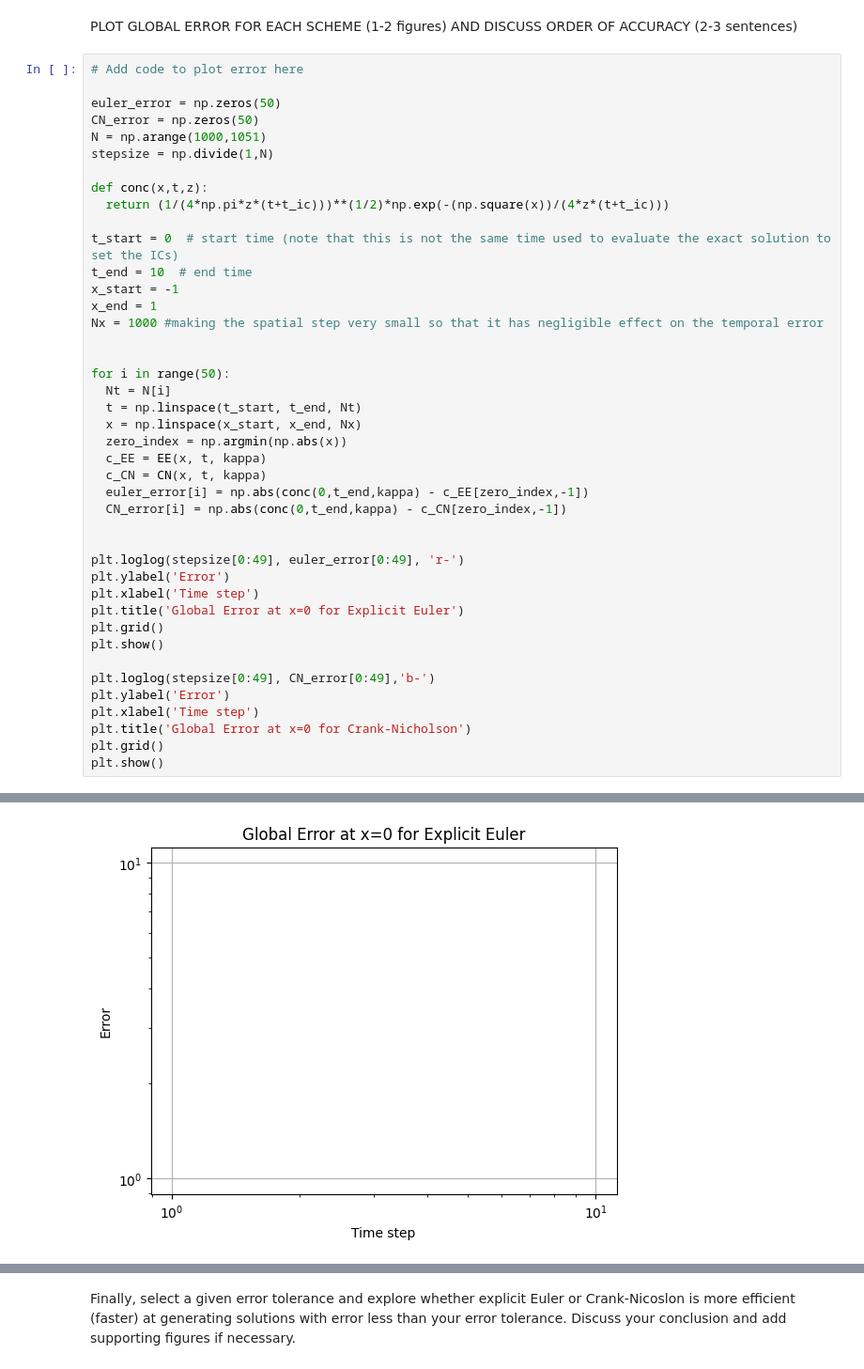
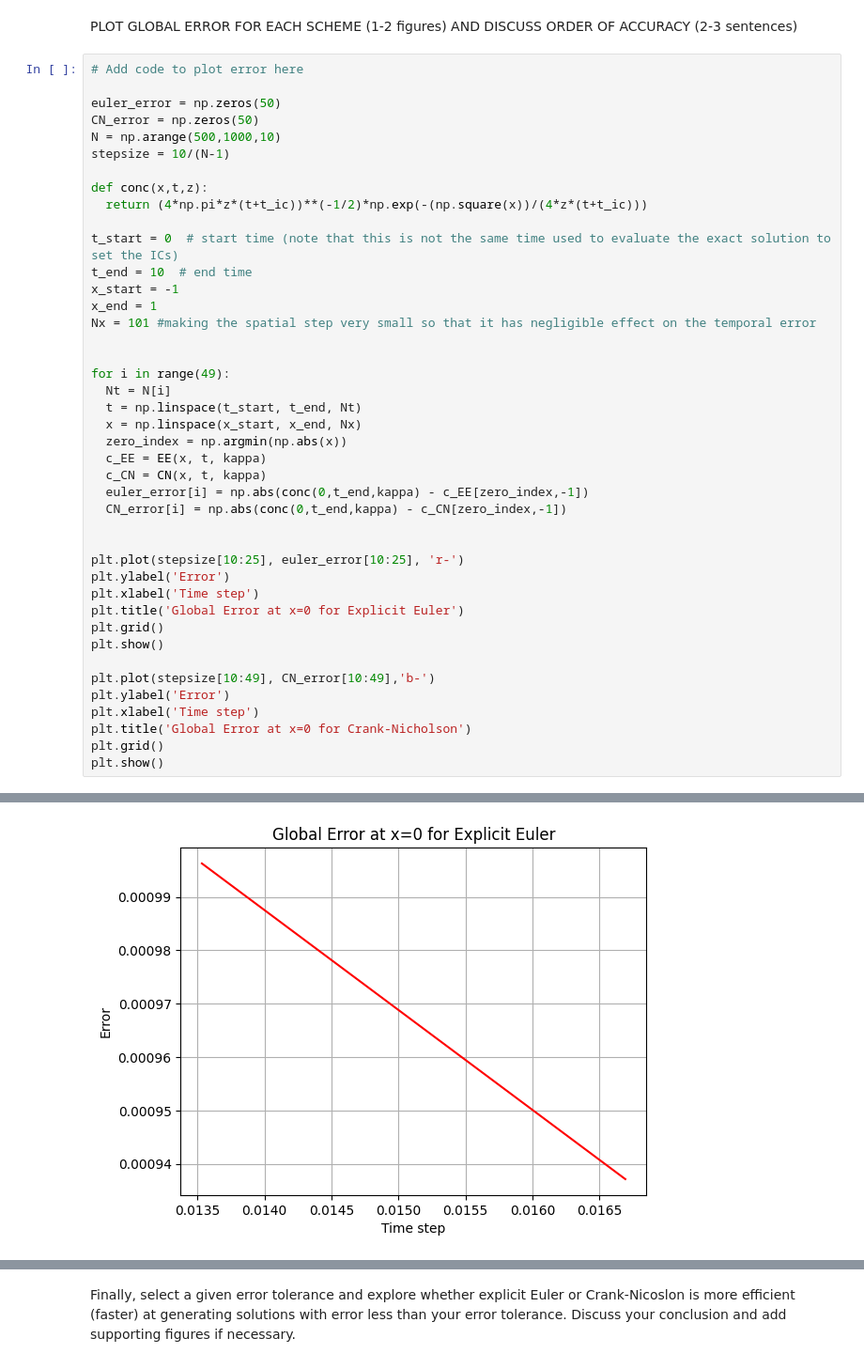
Before and after one commit to hesoane123-dev/QCES, a Jupyter notebook: Project1_numerical_methods.ipynb, the cells around one changed output, grey strips where cells are left out. Shown at 94% size. Cells and saved outputs as stored; diff of their text form.

```diff
--- a/Project1_numerical_methods.ipynb
+++ b/Project1_numerical_methods.ipynb
@@ -340,20 +342,20 @@ PLOT GLOBAL ERROR FOR EACH SCHEME (1-2 figures) AND DISCUSS ORDER OF ACCURACY (2
 
 euler_error = np.zeros(50)
 CN_error = np.zeros(50)
-N = np.arange(1000,1051)
-stepsize = np.divide(1,N)
+N = np.arange(500,1000,10)
+stepsize = 10/(N-1)
 
 def conc(x,t,z):
-  return (1/(4*np.pi*z*(t+t_ic)))**(1/2)*np.exp(-(np.square(x))/(4*z*(t+t_ic)))
+  return (4*np.pi*z*(t+t_ic))**(-1/2)*np.exp(-(np.square(x))/(4*z*(t+t_ic)))
 
 t_start = 0  # start time (note that this is not the same time used to evaluate the exact solution to set the ICs)
 t_end = 10  # end time
 x_start = -1
 x_end = 1
-Nx = 1000 #making the spatial step very small so that it has negligible effect on the temporal error
+Nx = 101 #making the spatial step very small so that it has negligible effect on the temporal error
 
 
-for i in range(50):
+for i in range(49):
   Nt = N[i]
   t = np.linspace(t_start, t_end, Nt)
   x = np.linspace(x_start, x_end, Nx)
@@ -364,14 +366,14 @@ for i in range(50):
   CN_error[i] = np.abs(conc(0,t_end,kappa) - c_CN[zero_index,-1])
 
 
-plt.loglog(stepsize[0:49], euler_error[0:49], 'r-')
+plt.plot(stepsize[10:25], euler_error[10:25], 'r-')
 plt.ylabel('Error')
 plt.xlabel('Time step')
 plt.title('Global Error at x=0 for Explicit Euler')
 plt.grid()
 plt.show()
 
-plt.loglog(stepsize[0:49], CN_error[0:49],'b-')
+plt.plot(stepsize[10:49], CN_error[10:49],'b-')
 plt.ylabel('Error')
 plt.xlabel('Time step')
 plt.title('Global Error at x=0 for Crank-Nicholson')
@@ -398 +400 @@ Crank-Nicolson method took 1.32 seconds
-[figure, old version]
+[figure, new version]
```
Also changed, not shown: parts of 3 cells of this notebook.
